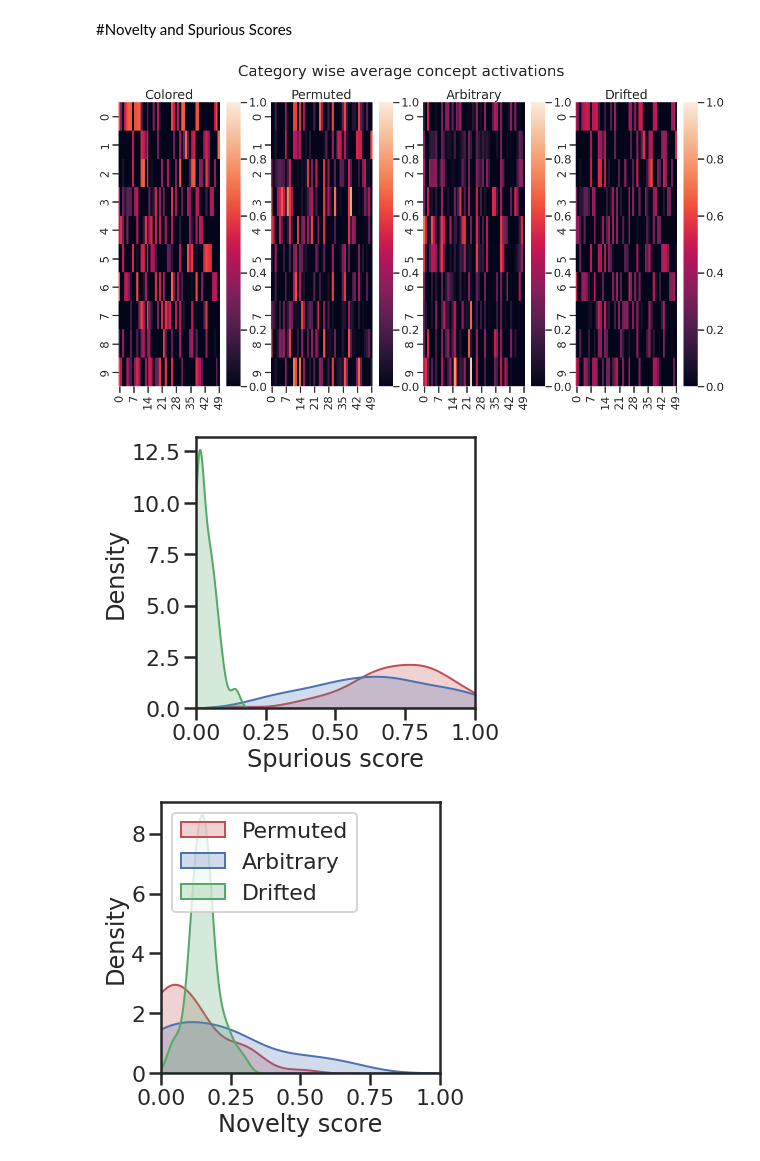
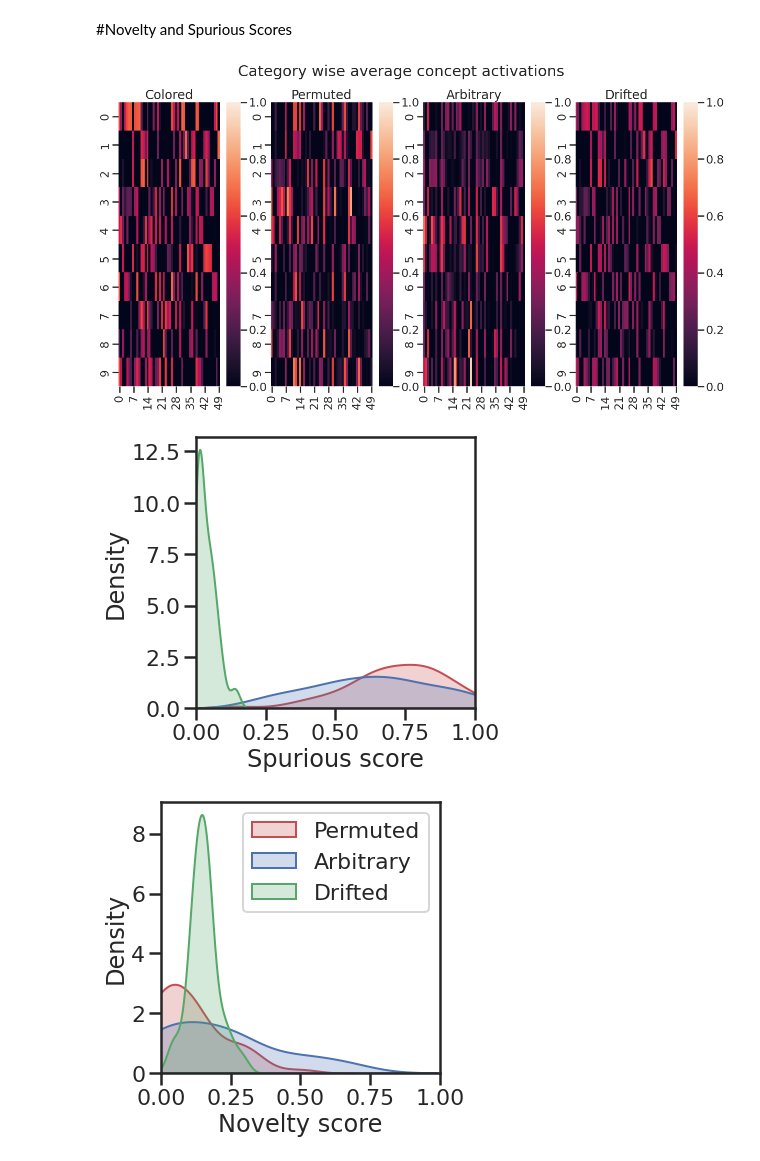
Before and after one commit to mjgroth/deephys-aio, a Jupyter notebook: tutorials/Colored_MNIST_Tutorial.ipynb, the cells around one changed output. Drawn from its saved outputs; the diff is of its cells as text; code cells hidden in the pictures.

```diff
--- a/tutorials/Colored_MNIST_Tutorial.ipynb
+++ b/tutorials/Colored_MNIST_Tutorial.ipynb
@@ -278,7 +278,7 @@ done saving data to Colored_MNIST.test
 # %%
 #@title 9. Export data from Permuted Colored MNIST to Deephys
 
-color_data_x_perm, color_data_y_perm = gen_fgbgcolor_data(test_loader, img_size=(3, 28, 28), opt_c=2) #opt_c = 2 for permuted colors
+color_data_x_perm, color_data_y_perm = gen_color_data(test_loader, img_size=(3, 28, 28), opt_c=2) #opt_c = 2 for permuted colors
 
 color_data_test_perm = TensorDataset(torch.FloatTensor(color_data_x_perm), torch.LongTensor(color_data_y_perm))
 color_test_loader_perm = torch.utils.data.DataLoader(color_data_test_perm,
@@ -304,7 +304,7 @@ done saving data to Permuted_colored_MNIST.test
 # %%
 #@title 10. Export data from Arbitrary Colored MNIST to Deephys
 
-color_data_x_arb, color_data_y_arb = gen_fgbgcolor_data(test_loader, img_size=(3, 28, 28), opt_c=3) #opt_c = 3 for arbitrary colors
+color_data_x_arb, color_data_y_arb = gen_color_data(test_loader, img_size=(3, 28, 28), opt_c=3) #opt_c = 3 for arbitrary colors
 
 color_data_test_arb = TensorDataset(torch.FloatTensor(color_data_x_arb), torch.LongTensor(color_data_y_arb))
 color_test_loader_arb = torch.utils.data.DataLoader(color_data_test_arb,
@@ -330,7 +330,7 @@ done saving data to Arbitrary_colored_MNIST.test
 # %%
 #@title 11. Export data from Drifted Colored MNIST to Deephys
 
-color_data_x_drift, color_data_y_drift = gen_fgbgcolor_data(test_loader, img_size=(3, 28, 28), opt_c=4) #opt_c = 4 for drifted colors
+color_data_x_drift, color_data_y_drift = gen_color_data(test_loader, img_size=(3, 28, 28), opt_c=4) #opt_c = 4 for drifted colors
 
 color_data_test_drift = TensorDataset(torch.FloatTensor(color_data_x_drift), torch.LongTensor(color_data_y_drift))
 color_test_loader_drift = torch.utils.data.DataLoader(color_data_test_drift,
@@ -438,32 +438,32 @@ fig = sns.heatmap(Y_drift, ax=axes[3], vmin=0, vmax=1)
 axes[0].set_title('Colored')
 axes[1].set_title('Permuted')
 axes[2].set_title('Arbitrary')
 axes[3].set_title('Drifted')
 
 
 fig, axes = plt.subplots(1, 1, figsize = (5, 5))
 fig = sns.kdeplot(df['Spurious_perm'], shade=True, color="r")
 fig = sns.kdeplot(df['Spurious_arb'], shade=True, color="b")
 fig = sns.kdeplot(df['Spurious_drift'], shade=True, color="g")
 plt.xlim(0, 1)
 axes.set_xlabel('Spurious score')
 
 plt.show()
 g = fig.figure
 g.savefig("MNIST_spurious.pdf", bbox_inches='tight')
 
 fig, axes = plt.subplots(1, 1, figsize = (5, 5))
 fig = sns.kdeplot(df['Novelty_perm'], shade=True, color="r")
 fig = sns.kdeplot(df['Novelty_arb'], shade=True, color="b")
 fig = sns.kdeplot(df['Novelty_drift'], shade=True, color="g")
 plt.xlim(0, 1)
-plt.gca().legend(('Permuted','Arbitrary', 'Drifted'), loc ="upper left")
+plt.gca().legend(('Permuted','Arbitrary', 'Drifted'), loc ="upper right")
 axes.set_xlabel('Novelty score')
 
 plt.show()
 g = fig.figure
 g.savefig("MNIST_novelty.pdf", bbox_inches='tight')
 # %% [output]
 [figure]
 [figure]
-[figure, old version]
+[figure, new version]
```
Also changed, not shown: parts of 1 cell of this notebook.
